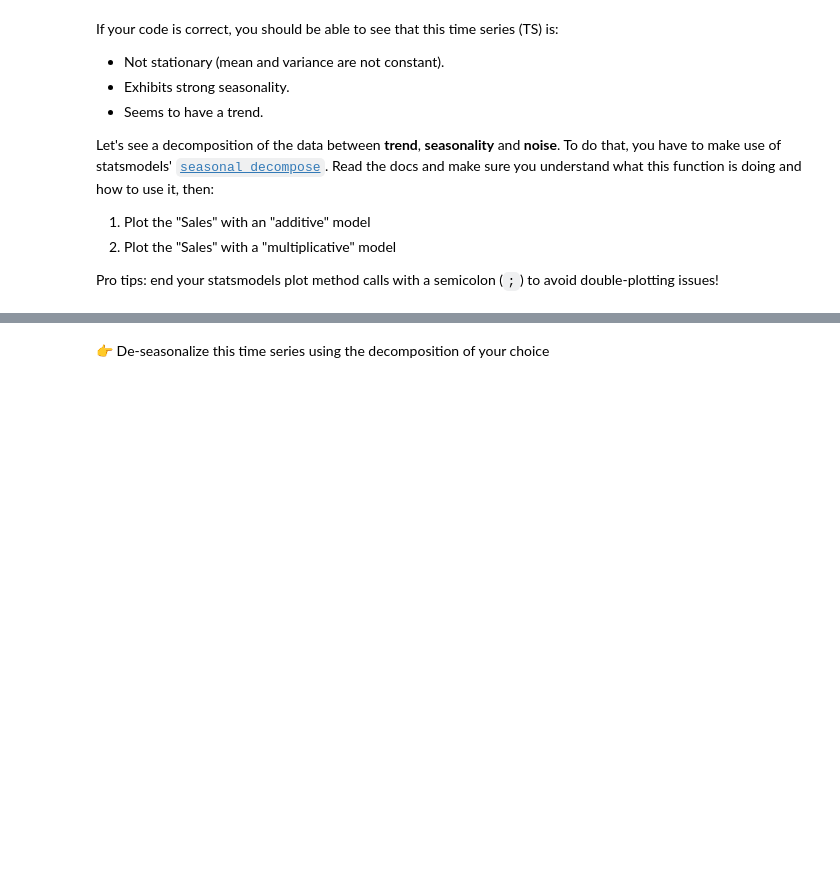
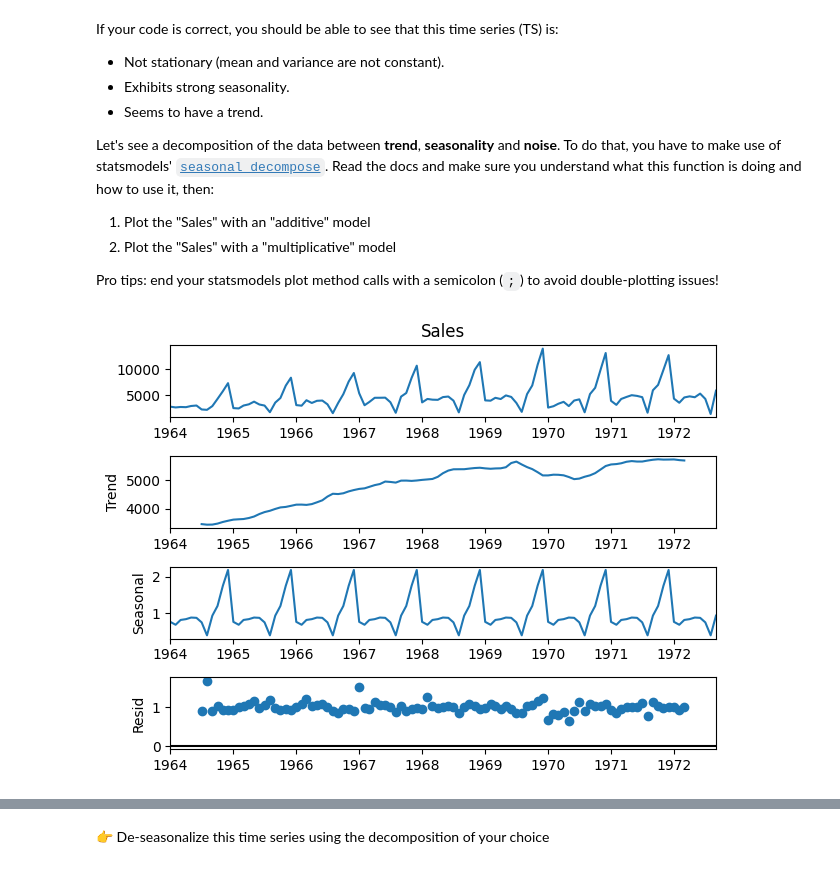
Before and after one commit to andyheggs/data-sarima, a Jupyter notebook: sarima.ipynb, the cells around one changed output, grey strips where cells are left out. Saved outputs shown, nothing was run; the diff lists cells and outputs as text; code cells hidden in the pictures; blank space fills up the shorter version.

```diff
--- a/sarima.ipynb
+++ b/sarima.ipynb
@@ -57,0 +94,9 @@ Pro tips: end your statsmodels plot method calls with a semicolon (`;`) to avoid
+# %%
+from statsmodels.tsa.seasonal import seasonal_decompose
+
+decomp_add = seasonal_decompose(df["Sales"], model="additive")
+decomp_mult = seasonal_decompose(df["Sales"], model="multiplicative")
+# %%
+decomp_mult.plot();
+# %% [output]
+[figure, added]
```
Also changed, not shown: parts of 52 cells of this notebook.
